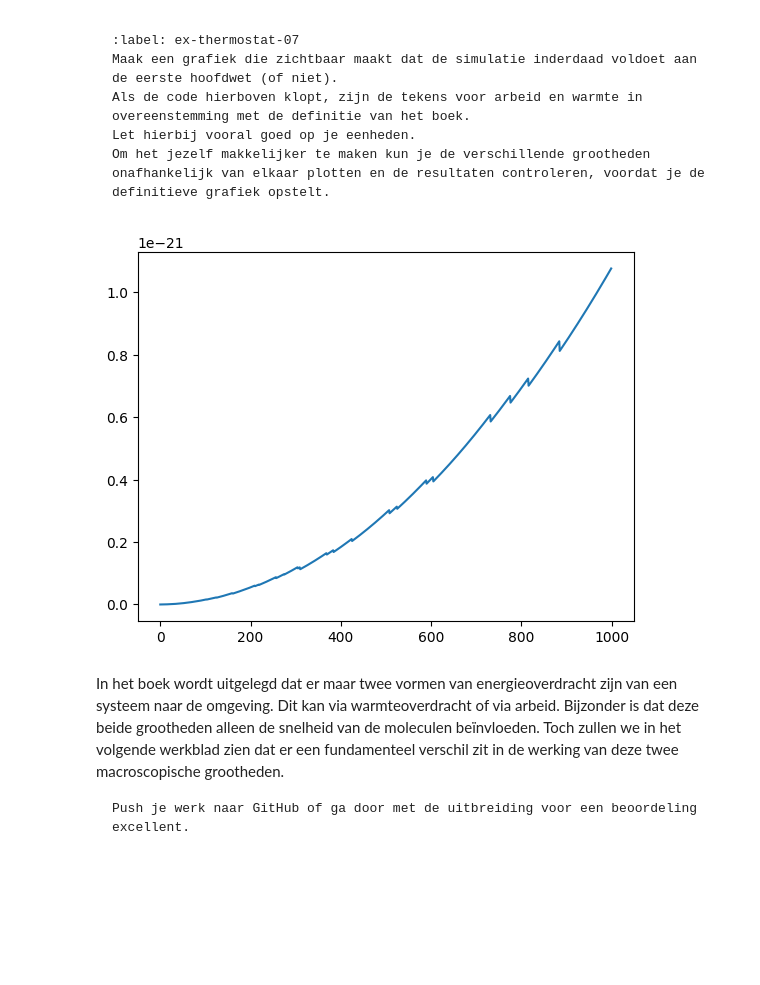
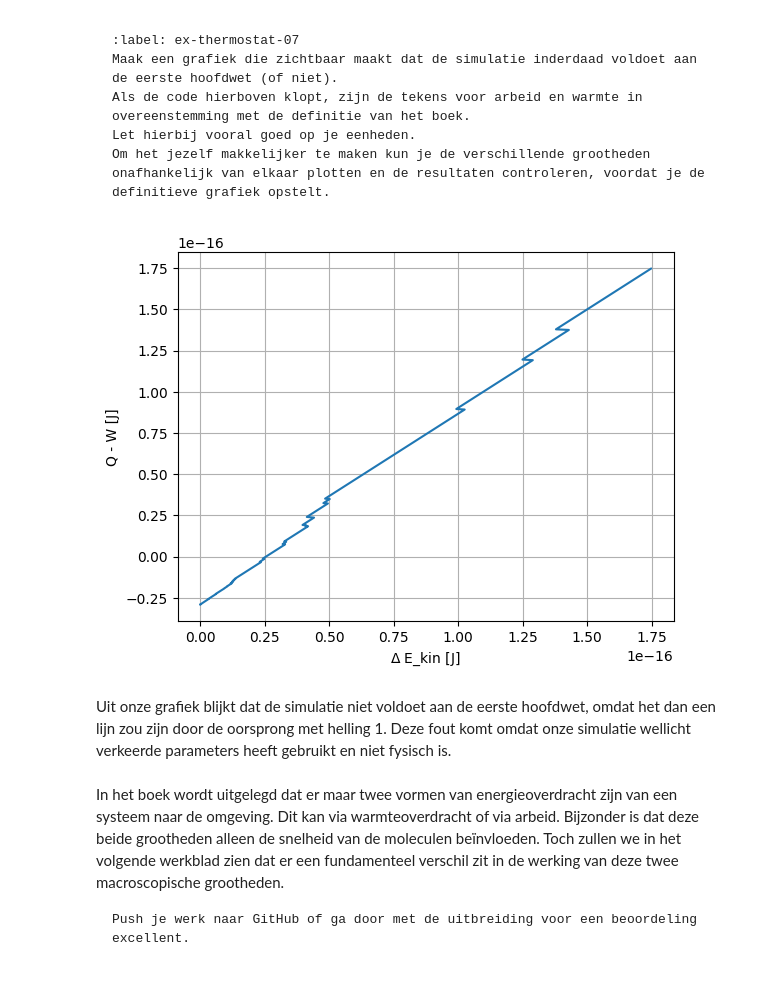
Before and after one commit to cs50202/kimienalesja, a Jupyter notebook: Content/PySim/8_thermostaat.ipynb, the cells around one changed output. Drawn from its saved outputs; the diff is of its cells as text; code cells hidden in the pictures; blank space fills up the shorter version.

```diff
--- a/Content/PySim/8_thermostaat.ipynb
+++ b/Content/PySim/8_thermostaat.ipynb
@@ -436,51 +436,43 @@ Om het jezelf makkelijker te maken kun je de verschillende grootheden onafhankel
 # %%
 # Reset simulatievariabelen
 particles = []
 pressure = 0.0
 work = 0.0
 heat = 0
 
 # Maak de gasdeeltjes
 create_particles(particles)
 
 # Arrays om data in op te slaan
 W = np.array([])  # totale verrichte arbeid door zuigers op deeltjes
 Ekin_cumsum = np.array([])  # totale kinetische energie van deeltjes
 Q = np.array([])  # totale warmte
 
 # Loop over 1000 tijdstappen
 for i in range(1000):
     take_time_step(particles)  # voert 1 stap uit en werkt 'work' bij
 
     W = np.append(W,work)            #totale arbeid array bijwerken
-    #total_kin = sum(p.kin_energy for p in particles) #totale kinetische energie berekenen op dit tijdstap
-    # Ekin_cumsum = np.append(Ekin_cumsum,p.kin)
+    total_kin = sum(p.kin_energy for p in particles) #totale kinetische energie berekenen op dit tijdstap
+    Ekin_cumsum = np.append(Ekin_cumsum,total_kin)
     Q = np.append(Q,heat)
 
 
 
 # Plot cumulatieve arbeid vs verandering in energie
 # bereken verandering in kinetische energie
-# delta_Ekin = np.array(Ekin_cumsum) - Ekin_cumsum[0] # array die verschil laat zien van Ekin per tijdstap
-# print(Ekin_cumsum[0])
-# print(W)
-
-# t = np.arange(0,1000,DT)
-
-# plt.figure()
-# plt.plot(delta_Ekin*vscale**2,a ((heat - work_cumsum)*vscale**2))
-# plt.xlabel(r'$\Delta$ E_kin [J]')
-# plt.ylabel('Q - W [J]')
-# plt.grid(True)
-# plt.show()
+delta_Ekin = np.array(Ekin_cumsum) - Ekin_cumsum[0] # array die verschil laat zien van Ekin per tijdstap
 
 plt.figure()
-
-plt.plot(Q-W)
-
+plt.plot(delta_Ekin*vscale**2, ((heat - W)*vscale**2))
+plt.xlabel(r'$\Delta$ E_kin [J]')
+plt.ylabel('Q - W [J]')
+plt.grid(True)
 plt.show()
 # %% [output]
-[figure, old version]
+[figure, new version]
+# %% [markdown]
+Uit onze grafiek blijkt dat de simulatie niet voldoet aan de eerste hoofdwet, omdat het dan een lijn zou zijn door de oorsprong met helling 1. Deze fout komt omdat onze simulatie wellicht verkeerde parameters heeft gebruikt en niet fysisch is.
 # %% [markdown]
 In het boek wordt uitgelegd dat er maar twee vormen van energieoverdracht zijn van een systeem naar de omgeving. Dit kan via warmteoverdracht of via arbeid.
 Bijzonder is dat deze beide grootheden alleen de snelheid van de moleculen beïnvloeden.
```
